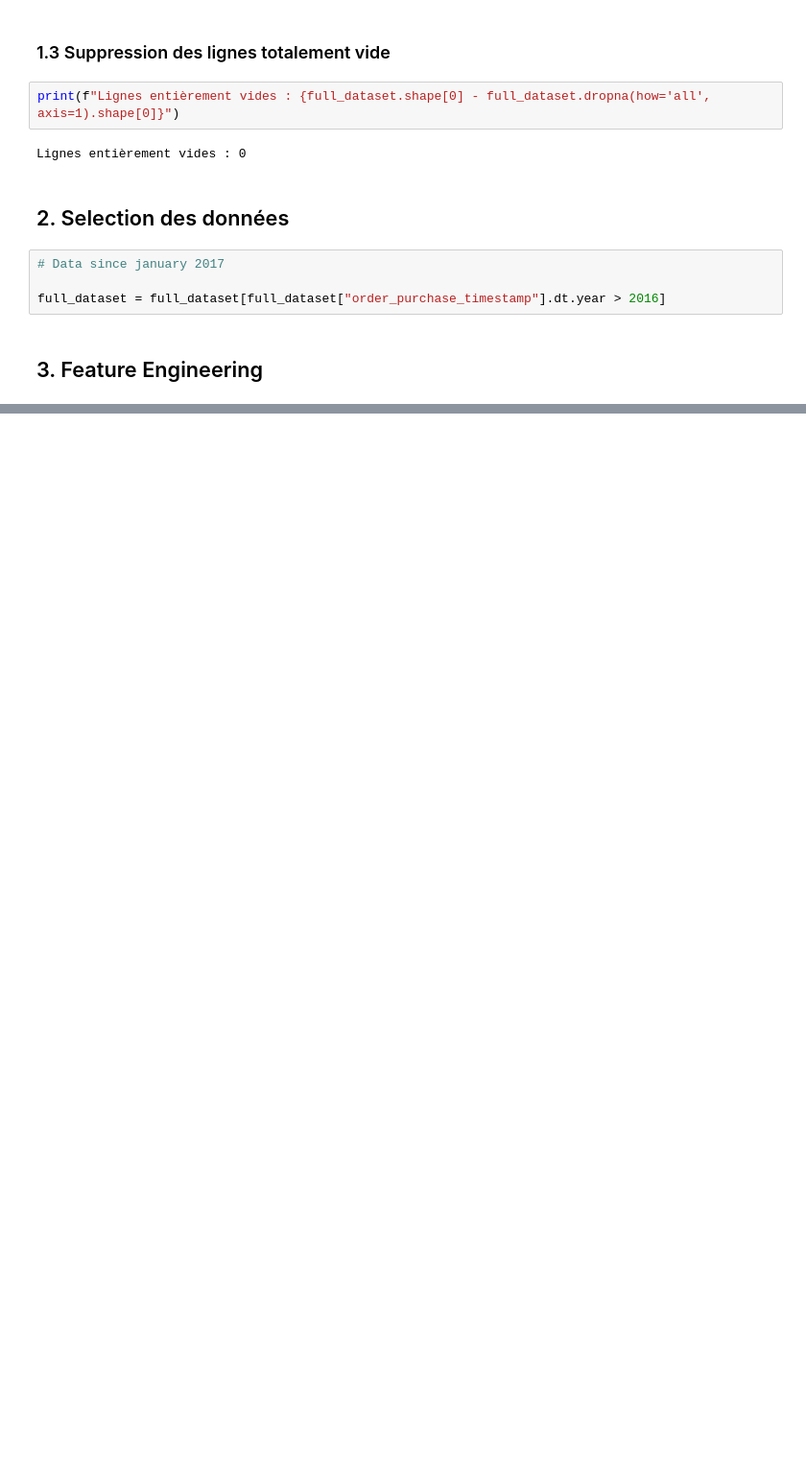
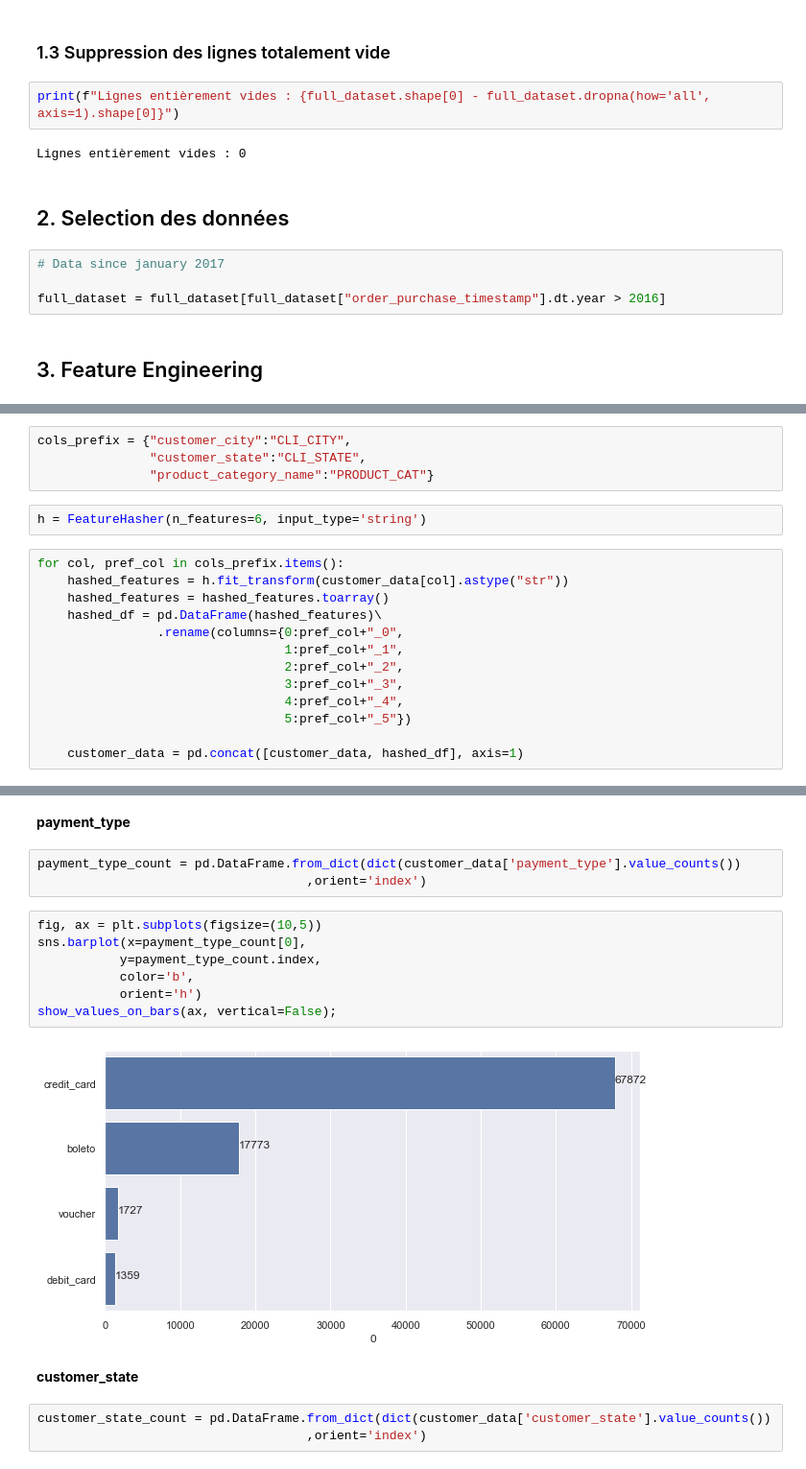
Before and after one commit to ThomasFavrel/OC_P5_ClientSegmentation, a Jupyter notebook: Notebook 01 - cleané.ipynb, the cells around one changed output, grey strips where cells are left out. Shown at 96% size. Saved outputs shown, nothing was run; the diff lists cells and outputs as text; blank space fills up the shorter version.

```diff
--- a/Notebook 01 - cleané.ipynb
+++ b/Notebook 01 - cleané.ipynb
@@ -271,0 +452,19 @@ full_dataset = full_dataset[full_dataset["order_purchase_timestamp"].dt.year > 2
+# %%
+cols_prefix = {"customer_city":"CLI_CITY",
+               "customer_state":"CLI_STATE",
+               "product_category_name":"PRODUCT_CAT"}
+# %%
+h = FeatureHasher(n_features=6, input_type='string')
+# %%
+for col, pref_col in cols_prefix.items():
+    hashed_features = h.fit_transform(customer_data[col].astype("str"))
+    hashed_features = hashed_features.toarray()
+    hashed_df = pd.DataFrame(hashed_features)\
+                .rename(columns={0:pref_col+"_0",
+                                 1:pref_col+"_1",
+                                 2:pref_col+"_2",
+                                 3:pref_col+"_3",
+                                 4:pref_col+"_4",
+                                 5:pref_col+"_5"})
+
+    customer_data = pd.concat([customer_data, hashed_df], axis=1)
@@ -271,0 +553,19 @@ full_dataset = full_dataset[full_dataset["order_purchase_timestamp"].dt.year > 2
+# %% [markdown]
+**payment_type**
+# %%
+payment_type_count = pd.DataFrame.from_dict(dict(customer_data['payment_type'].value_counts())
+                                    ,orient='index')
+# %%
+fig, ax = plt.subplots(figsize=(10,5))
+sns.barplot(x=payment_type_count[0],
+           y=payment_type_count.index,
+           color='b',
+           orient='h')
+show_values_on_bars(ax, vertical=False);
+# %% [output]
+[figure, added]
+# %% [markdown]
+**customer_state**
+# %%
+customer_state_count = pd.DataFrame.from_dict(dict(customer_data['customer_state'].value_counts())
+                                    ,orient='index')
```
Also changed, not shown: parts of 49 cells of this notebook.
